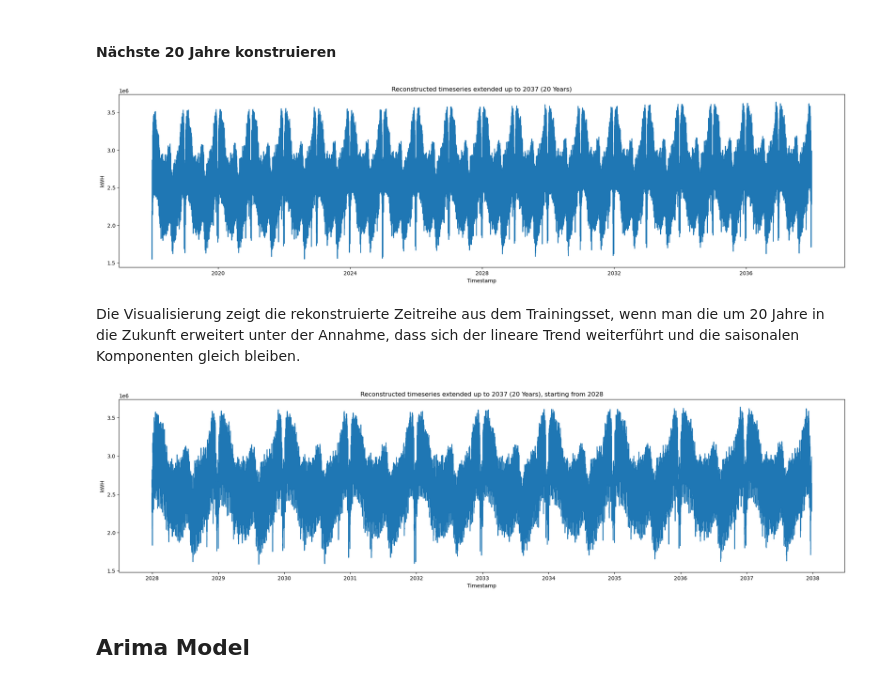
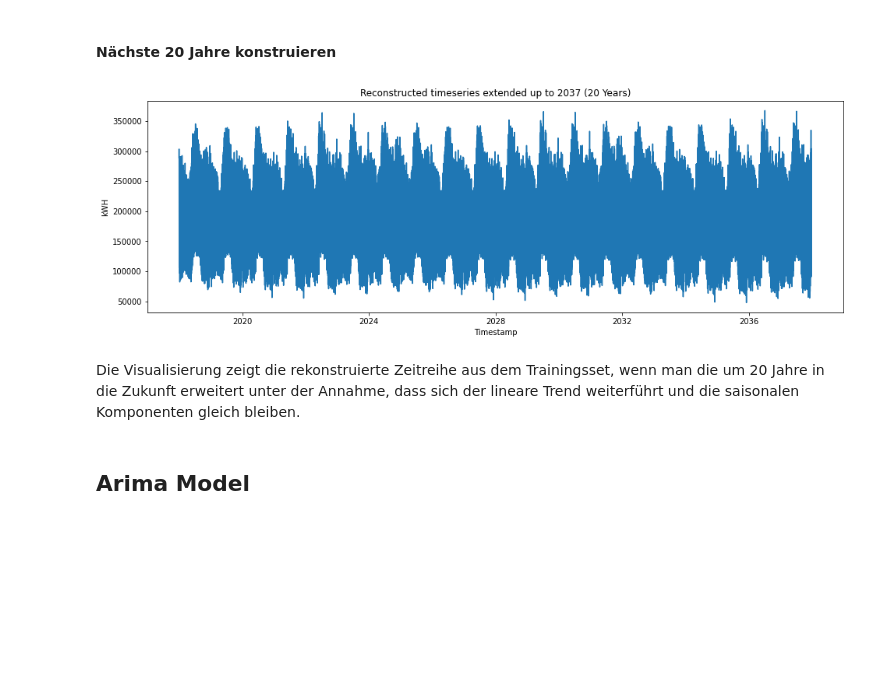
Before and after one commit to kenfus/spz_omc, a Jupyter notebook: main_normal.ipynb, the cells around one changed output. Cells and saved outputs as stored; diff of their text form; code cells hidden in the pictures; blank space fills up the shorter version.

```diff
--- a/main_normal.ipynb
+++ b/main_normal.ipynb
@@ -343,13 +376,14 @@ Durch die saisonale Zerlegung haben wir den Trend als "Rolling mean" zurückerha
 start_date = '2008-12-31 20:00:00+00:00'
 end_date = '2016-06-30 00:00:00+00:00'
 
-mask = (a.trend.index > start_date) & (a.trend.index <= end_date)
-trend = df.loc[mask].dropna()
+
+mask = (a_v.trend.index > start_date) & (a_v.trend.index <= end_date)
+trend = df_v.loc[mask].dropna()
 
 X = np.arange(len(trend.dropna())).reshape(-1,1)
 y = trend.dropna().values
 reg = LinearRegression().fit(X, y)
-trend_pred = reg.predict(np.arange(len(a.trend)).reshape(-1,1))
+trend_pred_v = reg.predict(np.arange(len(a_v.trend)).reshape(-1,1))
 
 print("Intercept:", reg.intercept_)
 print("Slope:", reg.coef_[0])
@@ -358,0 +395,11 @@ Slope: 2.2838447076242367
+# %%
+mask = (a_p.trend.index > start_date) & (a_p.trend.index <= end_date)
+trend = df_p.loc[mask].dropna()
+
+X = np.arange(len(trend.dropna())).reshape(-1,1)
+y = trend.dropna().values
+reg = LinearRegression().fit(X, y)
+trend_pred_p = reg.predict(np.arange(len(a_v.trend)).reshape(-1,1))
+
+print("Intercept:", reg.intercept_)
+print("Slope:", reg.coef_[0])
@@ -453,25 +603,18 @@ In der Visualisierung sehen wir die tatsächliche Zeitreihe und die rekonstruier
 # %% [markdown]
 #### Nächste 20 Jahre konstruieren
 # %%
-plt.figure(figsize=(25,6))
+balance_20y = df_re_p["reconstructed"] - df_re_v["reconstructed"]
+
+plt.figure(figsize=(16,5))
 plt.title("Reconstructed timeseries extended up to 2037 (20 Years)")
-plt.plot(df_en_con["reconstructed"]['2017-12-31 00:00:00+00:00':'2037-12-31 00:00:00+00:00'])
+plt.plot(balance_20y['2017-12-31 00:00:00+00:00':'2037-12-31 00:00:00+00:00'])
 plt.xlabel("Timestamp")
 plt.ylabel("kWH")
 plt.show()
 # %% [output]
-[figure, old version]
+[figure, new version]
 # %% [markdown]
 Die Visualisierung zeigt die rekonstruierte Zeitreihe aus dem Trainingsset, wenn man die um 20 Jahre in die Zukunft erweitert unter der Annahme, dass sich der lineare Trend weiterführt und die saisonalen Komponenten gleich bleiben.
-# %%
-plt.figure(figsize=(25,6))
-plt.title("Reconstructed timeseries extended up to 2037 (20 Years), starting from 2028")
-plt.plot(df_en_con["reconstructed"]['2027-12-31 00:00:00+00:00':'2037-12-31 00:00:00+00:00'])
-plt.xlabel("Timestamp")
-plt.ylabel("kWH")
-plt.show()
-# %% [output]
-[figure, removed]
 # %% [markdown]
 ## Arima Model
 # %% [markdown]
```
Also changed, not shown: parts of 68 cells of this notebook.
